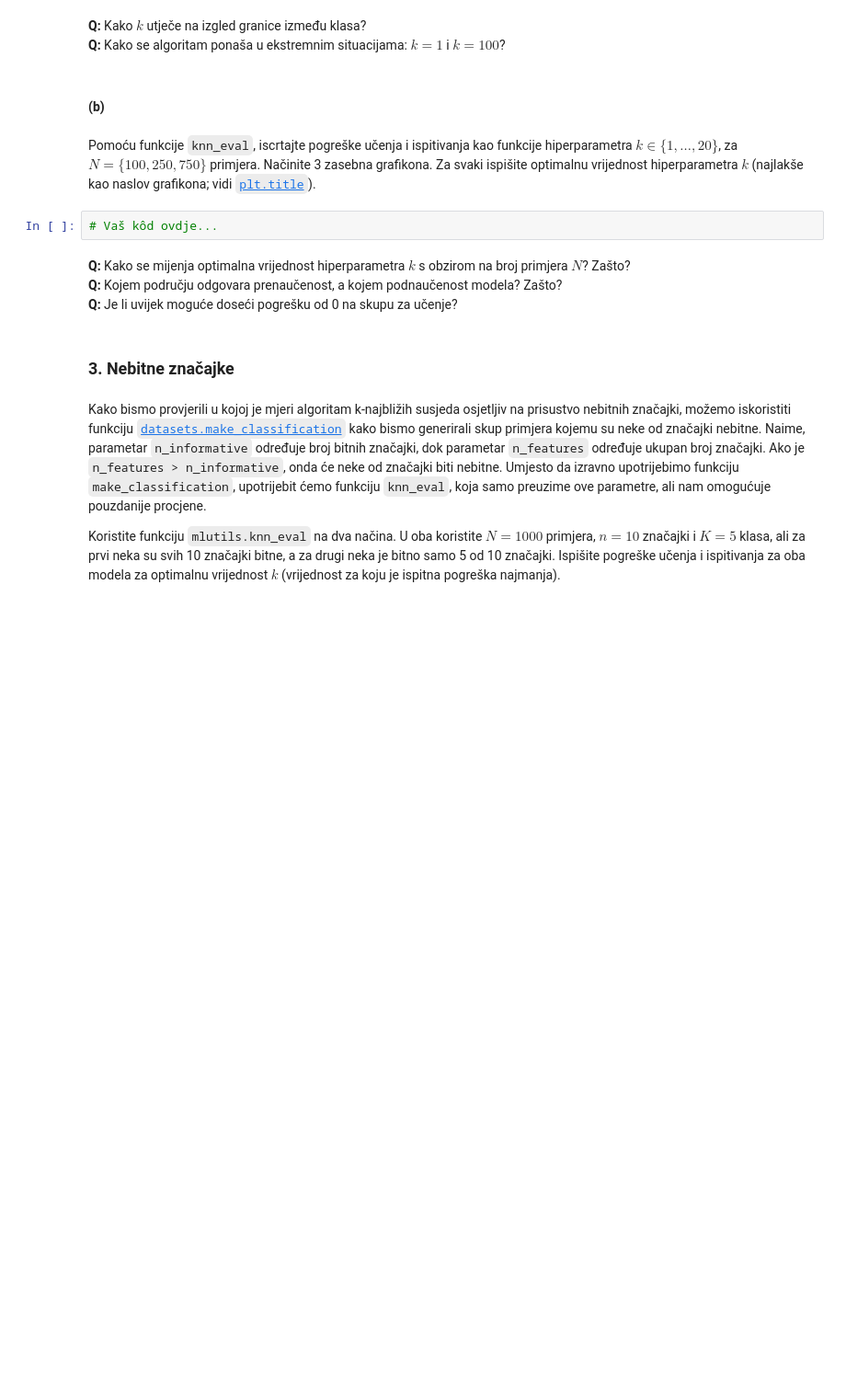
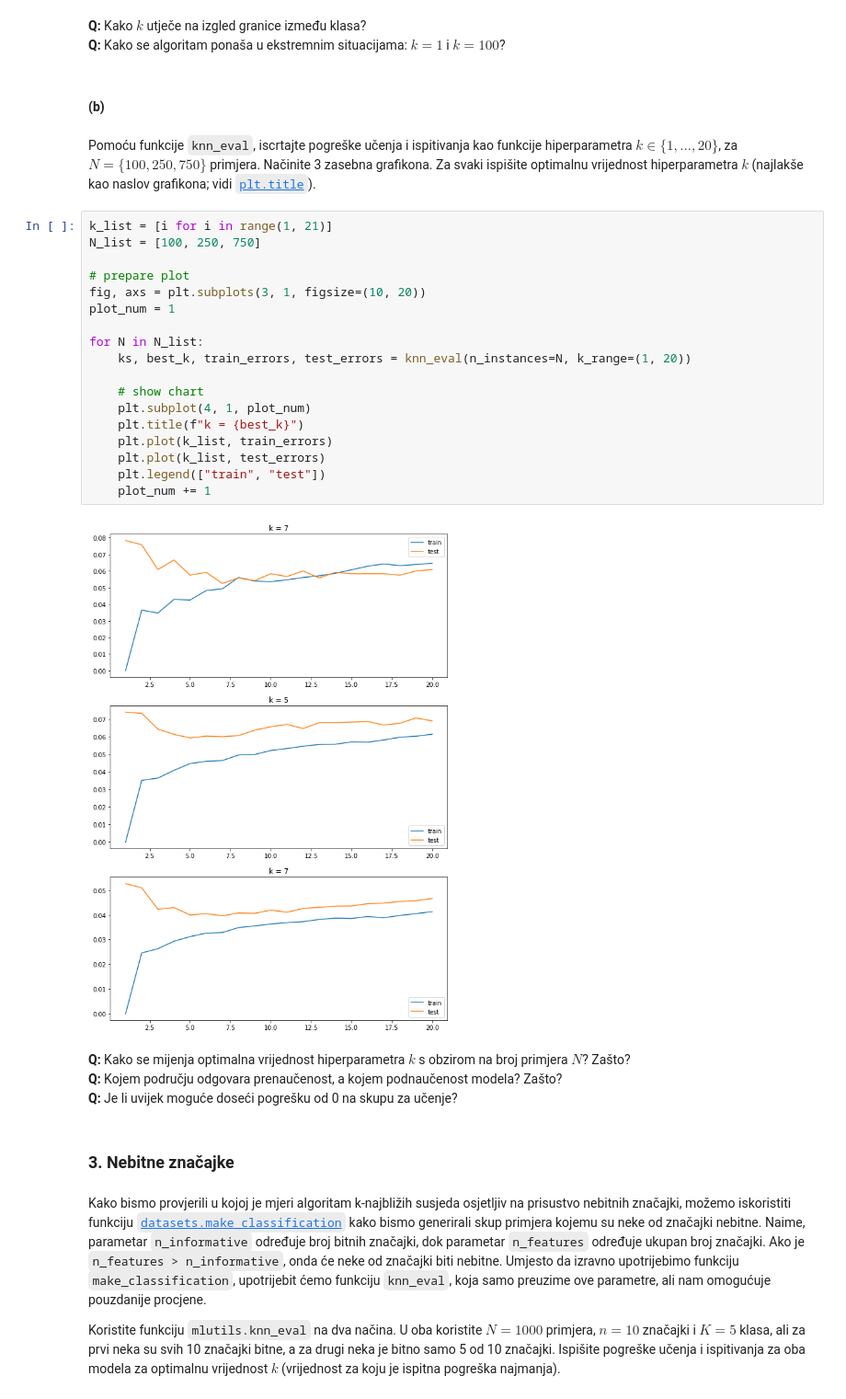
Before and after one commit to sskender/machine-learning-1, a Jupyter notebook: SU1-2021-11-kNN.ipynb, the cells around one changed output. Shown at 92% size. Drawn from its saved outputs; the diff is of its cells as text; blank space fills up the shorter version.

```diff
--- a/SU1-2021-11-kNN.ipynb
+++ b/SU1-2021-11-kNN.ipynb
@@ -147,8 +180,26 @@ Na podatcima iz zadatka 1, pomoću funkcije `plot_2d_clf_problem` iscrtajte pros
 #### (b)
 # %% [markdown]
 Pomoću funkcije `knn_eval`, iscrtajte pogreške učenja i ispitivanja kao funkcije hiperparametra $k\in\{1,\dots,20\}$, za $N=\{100, 250, 750\}$ primjera. Načinite 3 zasebna grafikona. Za svaki ispišite optimalnu vrijednost hiperparametra $k$ (najlakše kao naslov grafikona; vidi [`plt.title`](https://matplotlib.org/devdocs/api/_as_gen/matplotlib.pyplot.title.html)).
-# %%
-# Vaš kôd ovdje...
+# %%
+k_list = [i for i in range(1, 21)]
+N_list = [100, 250, 750]
+
+# prepare plot
+fig, axs = plt.subplots(3, 1, figsize=(10, 20))
+plot_num = 1
+
+for N in N_list:
+    ks, best_k, train_errors, test_errors = knn_eval(n_instances=N, k_range=(1, 20))
+
+    # show chart
+    plt.subplot(4, 1, plot_num)
+    plt.title(f"k = {best_k}")
+    plt.plot(k_list, train_errors)
+    plt.plot(k_list, test_errors)
+    plt.legend(["train", "test"])
+    plot_num += 1
+# %% [output]
+[figure, added]
 # %% [markdown]
 **Q:** Kako se mijenja optimalna vrijednost hiperparametra $k$ s obzirom na broj primjera $N$? Zašto?
 **Q:** Kojem području odgovara prenaučenost, a kojem podnaučenost modela? Zašto?
```
Also changed, not shown: parts of 11 cells of this notebook.
